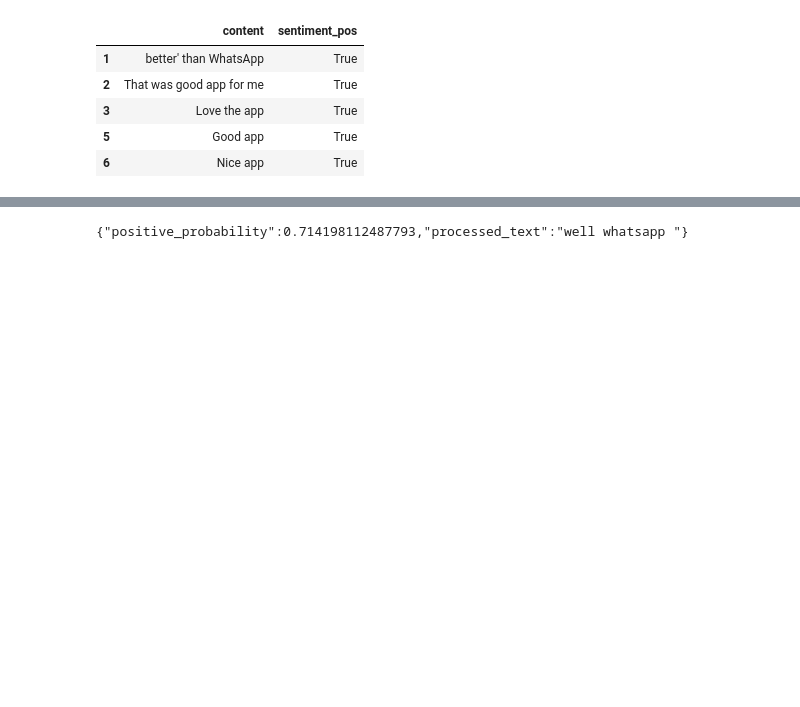
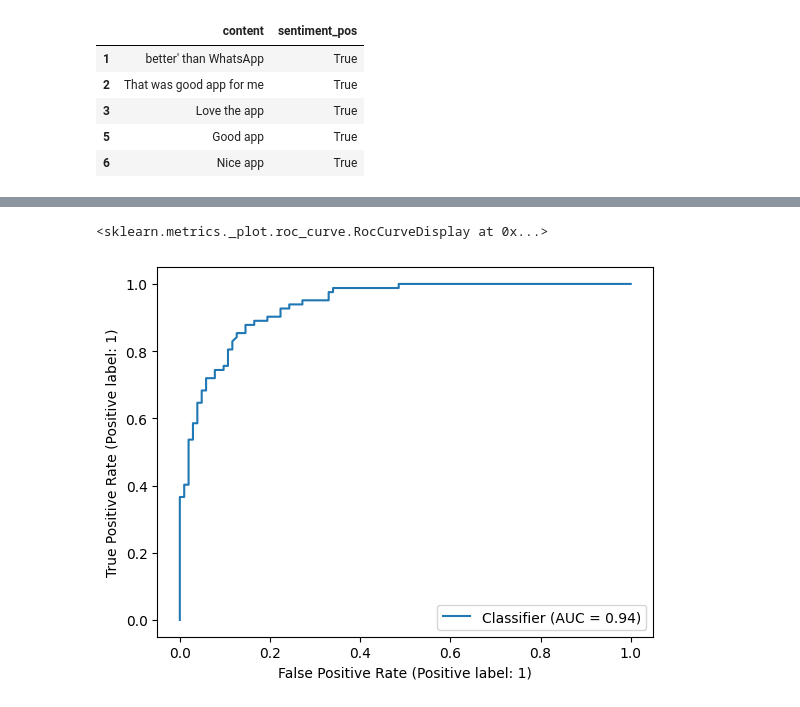
Before and after one commit to Yes-and/text-analytics-semestral-work, a Jupyter notebook: text_analytics_processing_and_model.ipynb, the cells around one changed output, grey strips where cells are left out. Cells and saved outputs as stored; diff of their text form; code cells hidden in the pictures; blank space fills up the shorter version.

```diff
--- a/text_analytics_processing_and_model.ipynb
+++ b/text_analytics_processing_and_model.ipynb
@@ -272,0 +309,5 @@ df_use[["content", "sentiment_pos"]].head()
+# %%
+# Parsing Threads reviews leaves around 60% usable
+print(df2.shape[0])
+df_use2 = df2.loc[df2["parsedContent"].apply(lambda x: len(x)>1)].copy()
+print(df_use2.shape[0])
@@ -272,0 +317,5 @@ df_use[["content", "sentiment_pos"]].head()
+# %%
+# We will also make this dataset fit for training
+df_use2["sentiment_pos"] = df_use2["score"].apply(lambda x: x>3)
+df_use2['cats'] = [{'POSITIVE': y==True, 'NEGATIVE': y==False} for y in df_use2['sentiment_pos']]
+df_use2[["content", "sentiment_pos"]].head()
@@ -273,5 +329,11 @@ df_use[["content", "sentiment_pos"]].head()
 # %%
 # Randomly sample for a training dataset, use the rest for testing
-df_train = df_use.sample(frac=0.7, random_state=42).copy()
+df_train = df_use.sample(frac=0.33, random_state=42).copy()
 df_dev = df_use.drop(df_train.index, inplace=False).sample(frac=0.5, random_state=42).copy()
 df_test = df_use.drop(df_train.index).drop(df_dev.index).copy()
+
+# We will extend our training dataset with processed Threads reviews
+df_train = pd.concat([
+    df_train[["content", "parsedContent", "score", "at", "app_id", "cats", "sentiment_pos"]],
+    df_use2[["content", "parsedContent", "score", "at", "app_id", "cats", "sentiment_pos"]]
+    ]).reset_index(drop=True).copy()
@@ -369,11 +434,17 @@ First 5 words: love feature excellent app want predicted positive probability: 0
-# %%
-import requests, json
-data = {
-    "text_to_process": "better' than WhatsApp"
-}
-
-
-response = requests.post('http://localhost:5000/process_and_predict', json = data)
-print(response.text)
-# %% [output]
-{"positive_probability":0.714198112487793,"processed_text":"well whatsapp "}
+# %%
+positive_class = []
+for i in list(df_test.index):
+  content = df_test.at[i, "parsedContent"]
+  positive_class.append(nlp(content).cats["POSITIVE"])
+df_test["sentiment_pos_pred"] = positive_class
+# %%
+from sklearn.metrics import RocCurveDisplay
+import matplotlib.pyplot as plt
+
+RocCurveDisplay.from_predictions(
+    df_test["sentiment_pos"],
+    df_test["sentiment_pos_pred"]
+)
+# %% [output]
+<sklearn.metrics._plot.roc_curve.RocCurveDisplay at 0x...>
+[figure, added]
```
Also changed, not shown: parts of 26 cells of this notebook.
